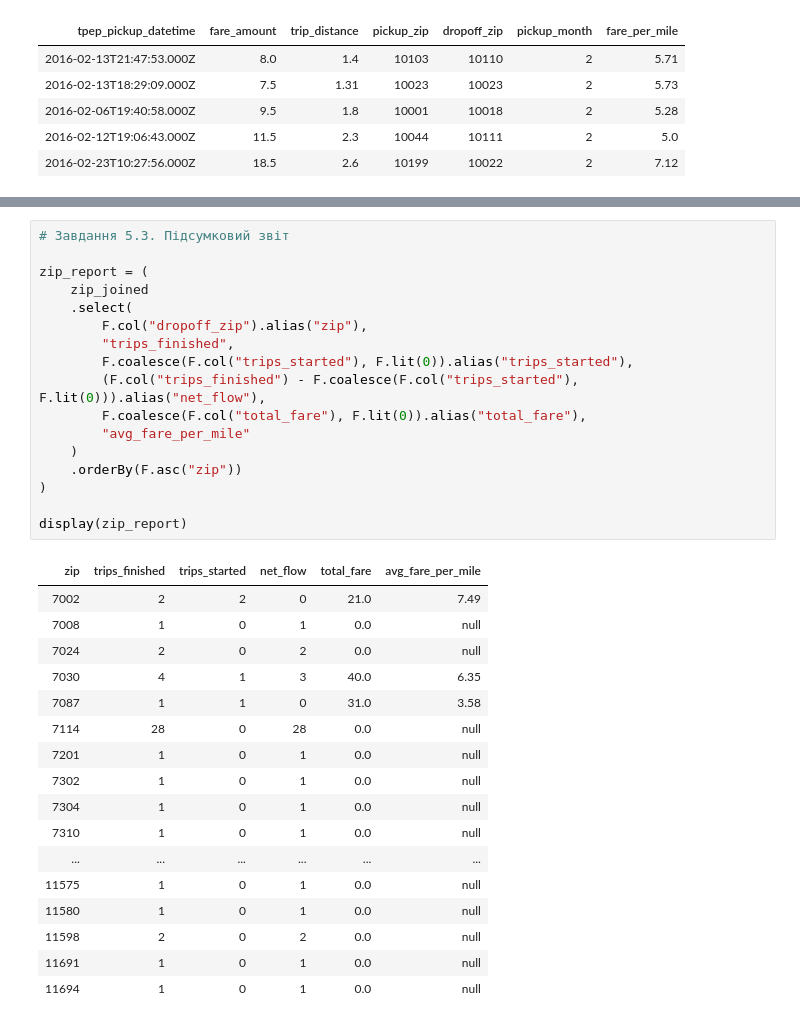
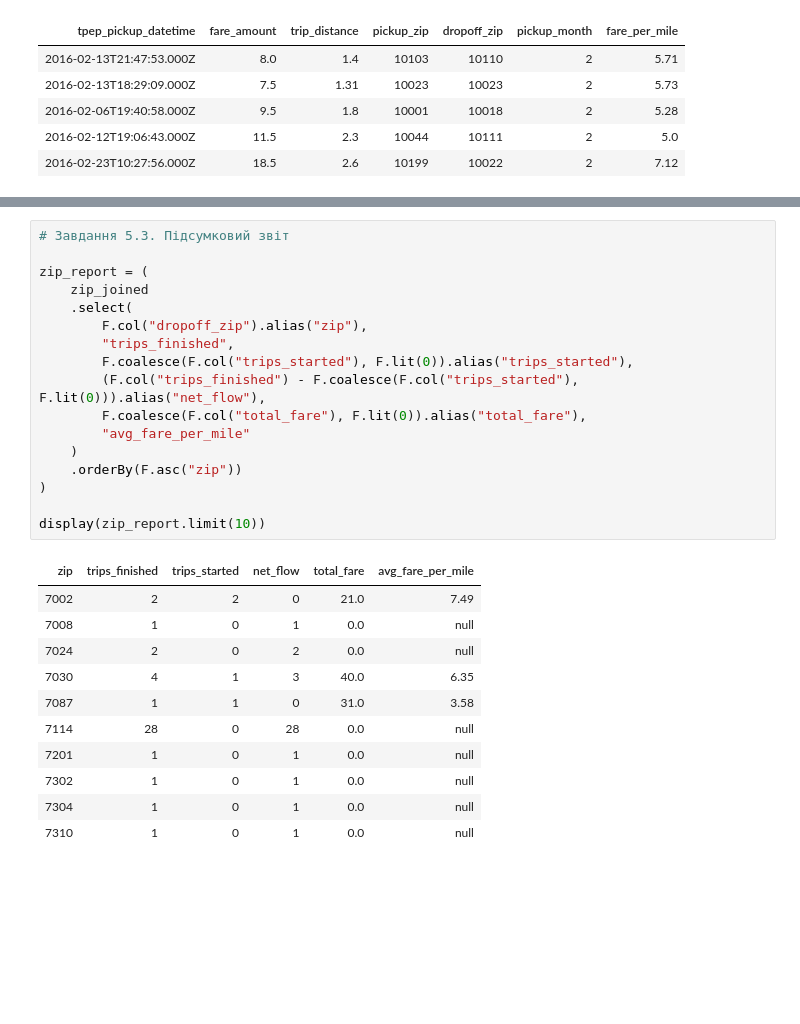
Before and after one commit to IhorDeineha/deineha-data-lab, a Jupyter notebook: practice_14_pyspark/pyspark_zip_report.ipynb, the cells around one changed output, grey strips where cells are left out. Saved outputs shown, nothing was run; the diff lists cells and outputs as text; blank space fills up the shorter version.

```diff
--- a/practice_14_pyspark/pyspark_zip_report.ipynb
+++ b/practice_14_pyspark/pyspark_zip_report.ipynb
@@ -205,38 +181,32 @@ display(zips_without_pickups)
 # %%
 # Завдання 5.3. Підсумковий звіт
 
 zip_report = (
     zip_joined
     .select(
         F.col("dropoff_zip").alias("zip"),
         "trips_finished",
         F.coalesce(F.col("trips_started"), F.lit(0)).alias("trips_started"),
         (F.col("trips_finished") - F.coalesce(F.col("trips_started"), F.lit(0))).alias("net_flow"),
         F.coalesce(F.col("total_fare"), F.lit(0)).alias("total_fare"),
         "avg_fare_per_mile"
     )
     .orderBy(F.asc("zip"))
 )
 
-display(zip_report)
+display(zip_report.limit(10))
 # %% [output]
 | zip | trips_finished | trips_started | net_flow | total_fare | avg_fare_per_mile |
 | 7002 | 2 | 2 | 0 | 21.0 | 7.49 |
 | 7008 | 1 | 0 | 1 | 0.0 | null |
 | 7024 | 2 | 0 | 2 | 0.0 | null |
 | 7030 | 4 | 1 | 3 | 40.0 | 6.35 |
 | 7087 | 1 | 1 | 0 | 31.0 | 3.58 |
 | 7114 | 28 | 0 | 28 | 0.0 | null |
 | 7201 | 1 | 0 | 1 | 0.0 | null |
 | 7302 | 1 | 0 | 1 | 0.0 | null |
 | 7304 | 1 | 0 | 1 | 0.0 | null |
 | 7310 | 1 | 0 | 1 | 0.0 | null |
-| ... | ... | ... | ... | ... | ... |
-| 11575 | 1 | 0 | 1 | 0.0 | null |
-| 11580 | 1 | 0 | 1 | 0.0 | null |
-| 11598 | 2 | 0 | 2 | 0.0 | null |
-| 11691 | 1 | 0 | 1 | 0.0 | null |
-| 11694 | 1 | 0 | 1 | 0.0 | null |
 # %%
 # Завдання 6. Конвеєр одним ланцюжком і запит SQL
 
```
Also changed, not shown: parts of 8 cells of this notebook.
